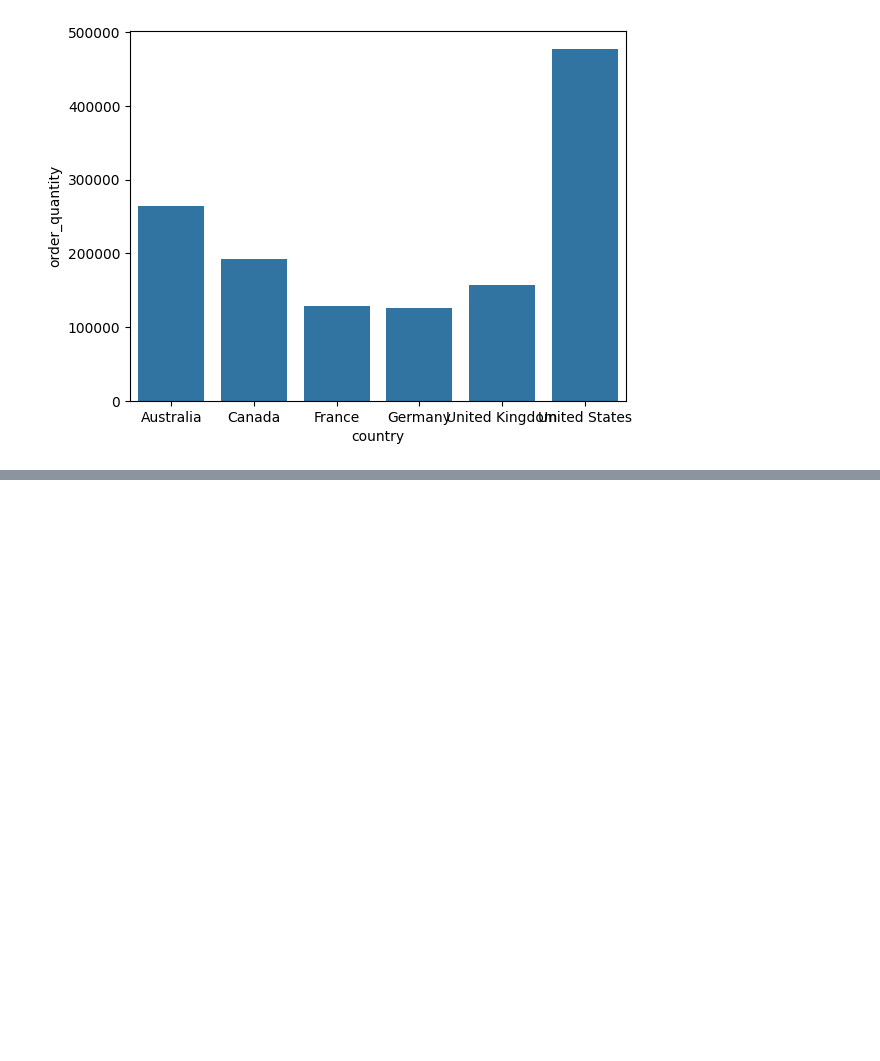
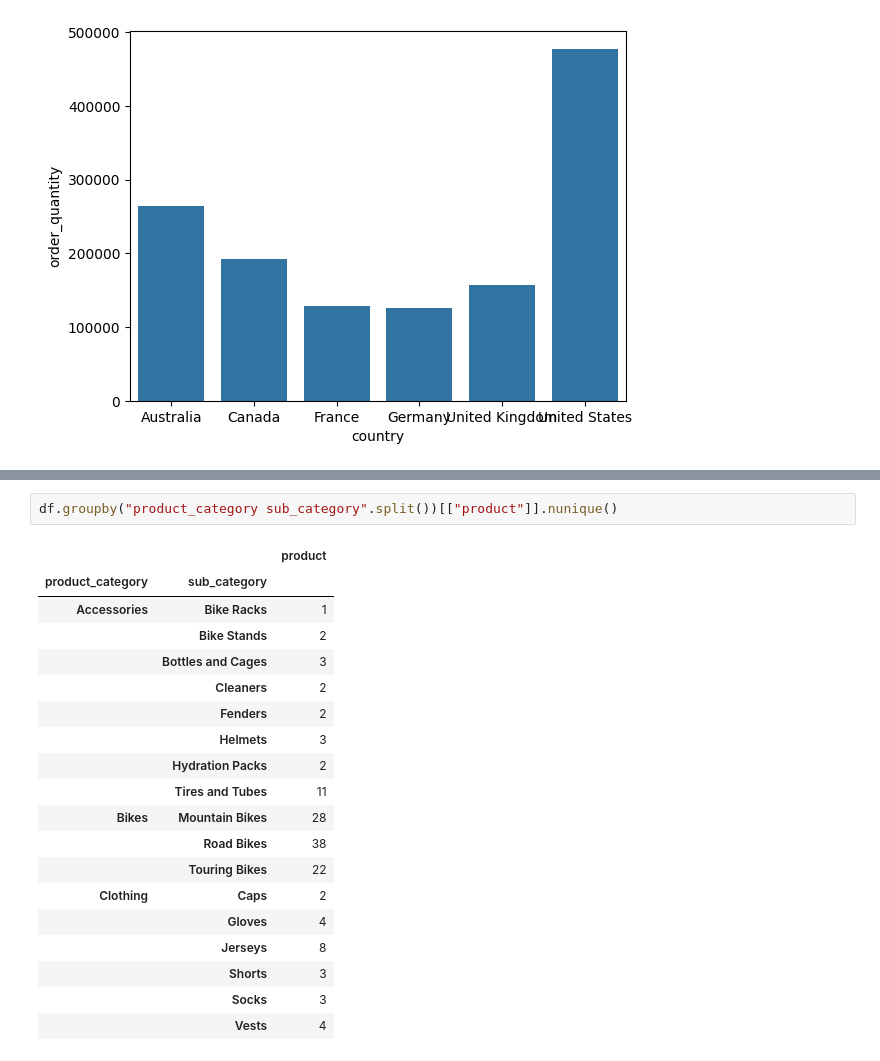
Before and after one commit to daniellcferreira/cases-analysis-python, a Jupyter notebook: insights_vendas_bicicletas/cases_sales_bike.ipynb, the cells around one changed output, grey strips where cells are left out. Saved outputs shown, nothing was run; the diff lists cells and outputs as text; blank space fills up the shorter version.

```diff
--- a/insights_vendas_bicicletas/cases_sales_bike.ipynb
+++ b/insights_vendas_bicicletas/cases_sales_bike.ipynb
@@ -293,0 +314,22 @@ sns.barplot(data=pais_qtdd, x="country", y="order_quantity")
+# %%
+df.groupby("product_category sub_category".split())[["product"]].nunique()
+# %% [output]
+|  |  | product |
+| product_category | sub_category |  |
+| Accessories | Bike Racks | 1 |
+|  | Bike Stands | 2 |
+|  | Bottles and Cages | 3 |
+|  | Cleaners | 2 |
+|  | Fenders | 2 |
+|  | Helmets | 3 |
+|  | Hydration Packs | 2 |
+|  | Tires and Tubes | 11 |
+| Bikes | Mountain Bikes | 28 |
+|  | Road Bikes | 38 |
+|  | Touring Bikes | 22 |
+| Clothing | Caps | 2 |
+|  | Gloves | 4 |
+|  | Jerseys | 8 |
+|  | Shorts | 3 |
+|  | Socks | 3 |
+|  | Vests | 4 |
```
Also changed, not shown: parts of 7 cells of this notebook.
